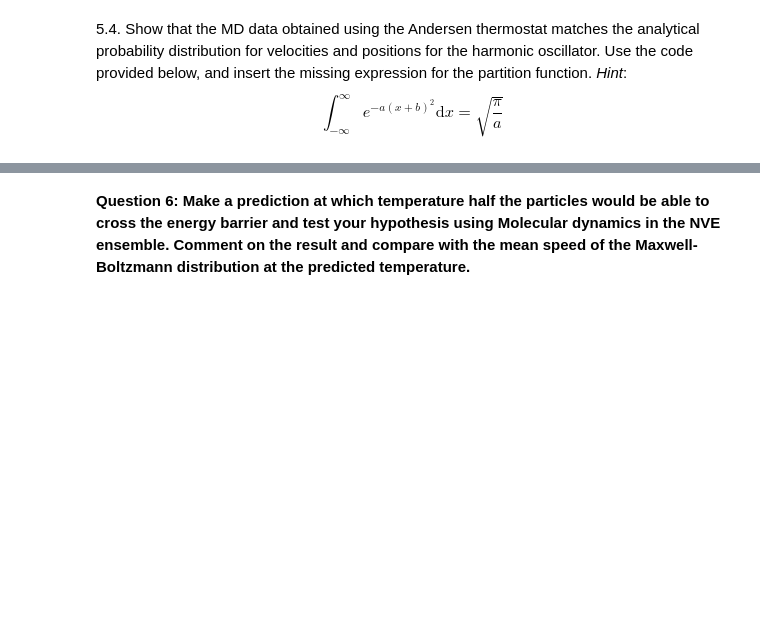
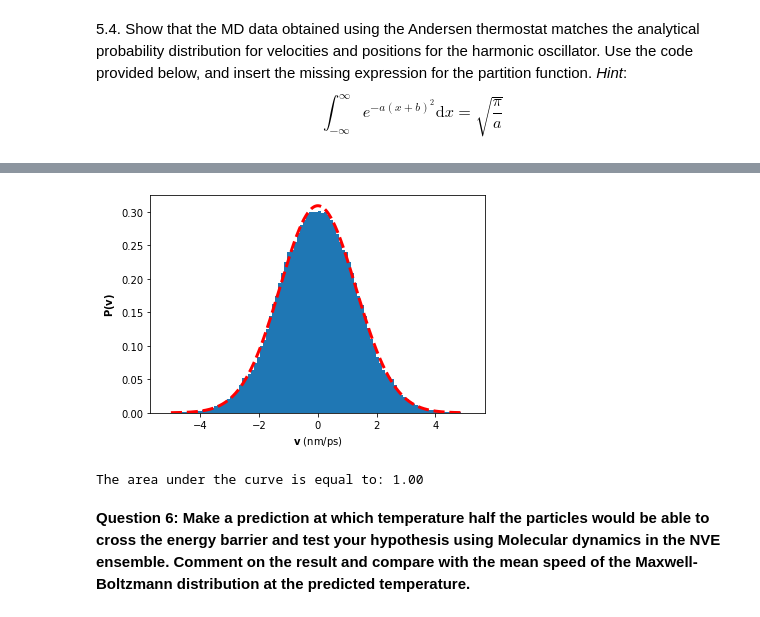
Before and after one commit to TeamOverkill/MD_lab, a Jupyter notebook: Part1_BarrierCrossing.ipynb, the cells around one changed output, grey strips where cells are left out. Cells and saved outputs as stored; diff of their text form; code cells hidden in the pictures; blank space fills up the shorter version.

```diff
--- a/Part1_BarrierCrossing.ipynb
+++ b/Part1_BarrierCrossing.ipynb
@@ -345,26 +285,29 @@ print('The area under the curve is equal to: {:03.2f}'.format(np.trapz(probabili
 # %%
 ##############################################
 #                QUESTION 5.4                #
 # Boltzman distribution: Kinetic energy part #
 ##############################################
 plt.hist(nvt.Data_vel.ravel(), density=True, bins=100)
 
 # FINISH THE CODE: START
-partition_function_KE = np.sqrt(2*np.pi/(1/(nvt.kB*Temperature)))
+partition_function_KE = #INSERT PARTITION FUNCTION
 
 def probability_KE(m, Temperature, v):
-    return np.exp(-0.5*m*v**2/(nvt.kB*Temperature)) / partition_function_KE
+    return #INSERT PROBABILITY
 
 # FINISH THE CODE: END
 
 v = np.arange(-5, 5, 0.001)
 plt.plot(v, probability_KE(1, Temperature, v), 'r--', linewidth=3)
 plt.xlabel(r'$\bf{v}\ \mathrm{(nm/ps)}$')
 plt.ylabel(r'$\bf{P(v)}$')
 plt.show()
 
 # Self-Check: Should always equal 1!
 print('The area under the curve is equal to: {:3.2f}'.format(np.trapz(probability_KE(1,Temperature,v), v)))
+# %% [output]
+[figure, added]
+The area under the curve is equal to: 1.00
 # %% [markdown]
 **Question 6: Make a prediction at which temperature half the particles would be able to cross the energy barrier and test your hypothesis using Molecular dynamics in the NVE ensemble. Comment on the result and compare with the mean speed of the Maxwell-Boltzmann distribution at the predicted temperature.**
 # %%
```
Also changed, not shown: parts of 16 cells of this notebook.
